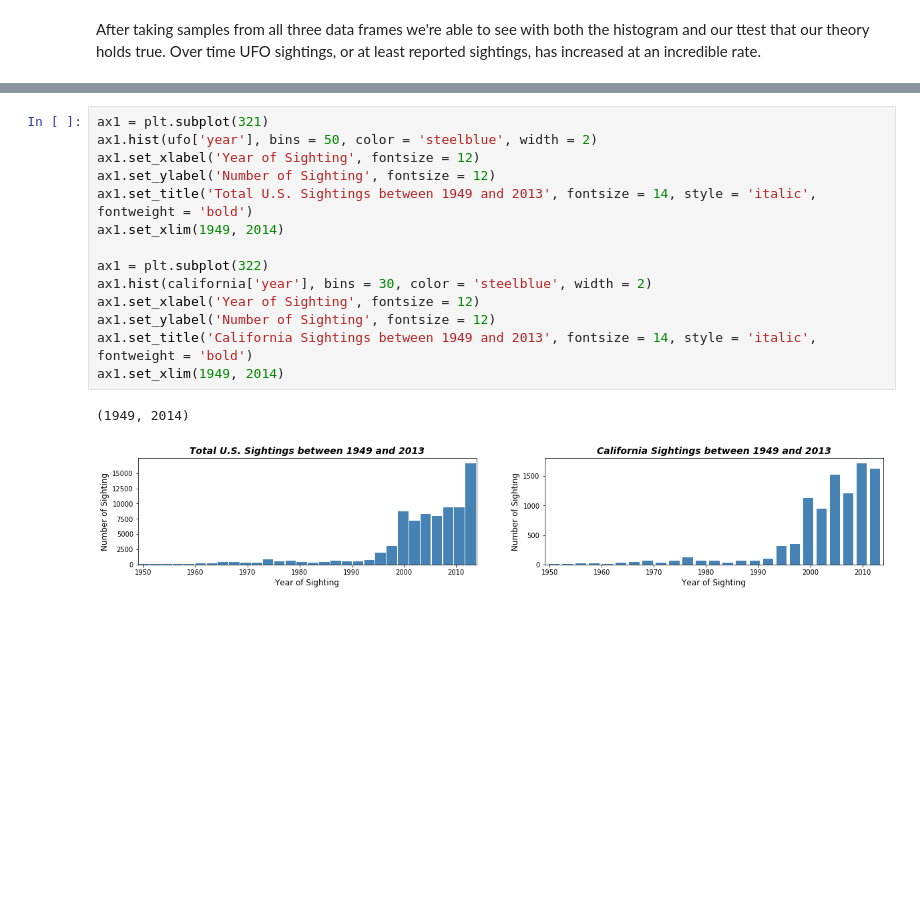
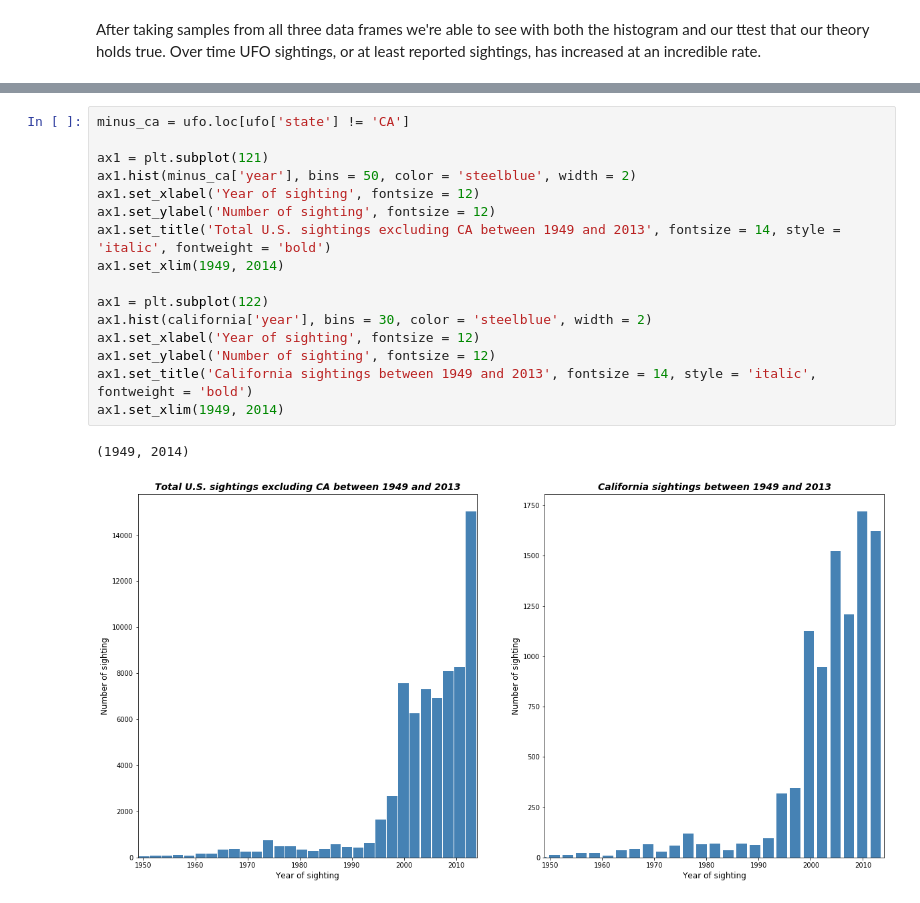
Before and after one commit to laffertyrichard/capstone1, a Jupyter notebook: capstone1.ipynb, the cells around one changed output, grey strips where cells are left out. Drawn from its saved outputs; the diff is of its cells as text; blank space fills up the shorter version.

```diff
--- a/capstone1.ipynb
+++ b/capstone1.ipynb
@@ -510,17 +441,19 @@ After taking samples from all three data frames we're able to see with both the
 # %%
-ax1 = plt.subplot(321)
-ax1.hist(ufo['year'], bins = 50, color = 'steelblue', width = 2)
-ax1.set_xlabel('Year of Sighting', fontsize = 12)
-ax1.set_ylabel('Number of Sighting', fontsize = 12)
-ax1.set_title('Total U.S. Sightings between 1949 and 2013', fontsize = 14, style = 'italic', fontweight = 'bold')
+minus_ca = ufo.loc[ufo['state'] != 'CA']
+
+ax1 = plt.subplot(121)
+ax1.hist(minus_ca['year'], bins = 50, color = 'steelblue', width = 2)
+ax1.set_xlabel('Year of sighting', fontsize = 12)
+ax1.set_ylabel('Number of sighting', fontsize = 12)
+ax1.set_title('Total U.S. sightings excluding CA between 1949 and 2013', fontsize = 14, style = 'italic', fontweight = 'bold')
 ax1.set_xlim(1949, 2014)
 
-ax1 = plt.subplot(322)
+ax1 = plt.subplot(122)
 ax1.hist(california['year'], bins = 30, color = 'steelblue', width = 2)
-ax1.set_xlabel('Year of Sighting', fontsize = 12)
-ax1.set_ylabel('Number of Sighting', fontsize = 12)
-ax1.set_title('California Sightings between 1949 and 2013', fontsize = 14, style = 'italic', fontweight = 'bold')
+ax1.set_xlabel('Year of sighting', fontsize = 12)
+ax1.set_ylabel('Number of sighting', fontsize = 12)
+ax1.set_title('California sightings between 1949 and 2013', fontsize = 14, style = 'italic', fontweight = 'bold')
 ax1.set_xlim(1949, 2014)
 # %% [output]
 (1949, 2014)
-[figure, old version]
+[figure, new version]
```
Also changed, not shown: parts of 25 cells of this notebook.
